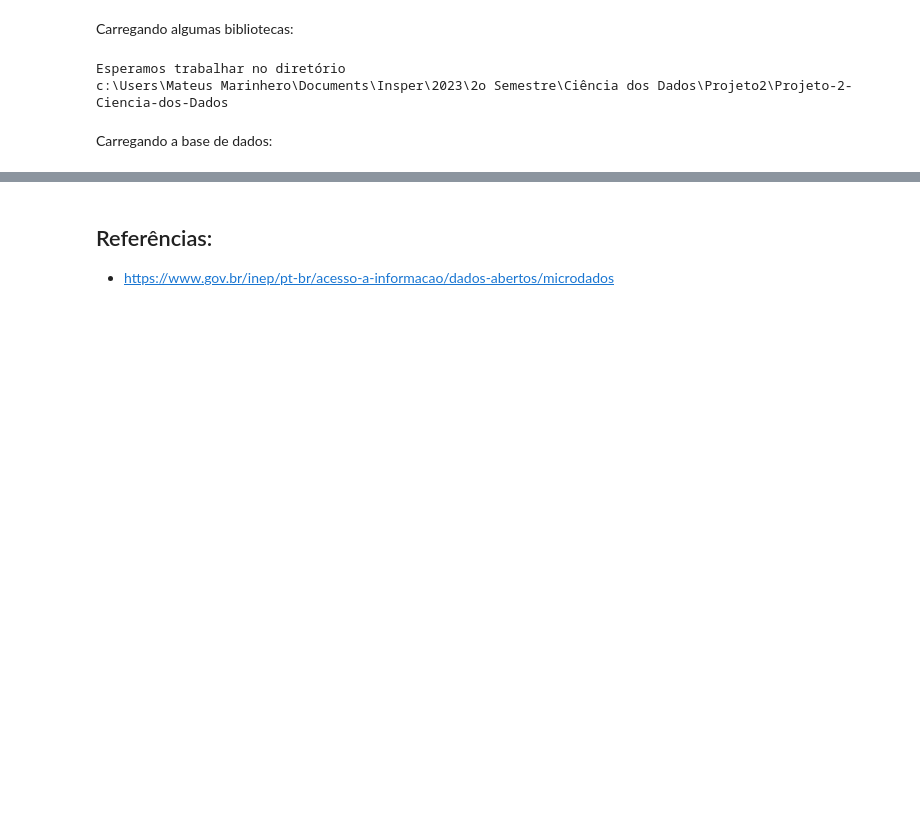
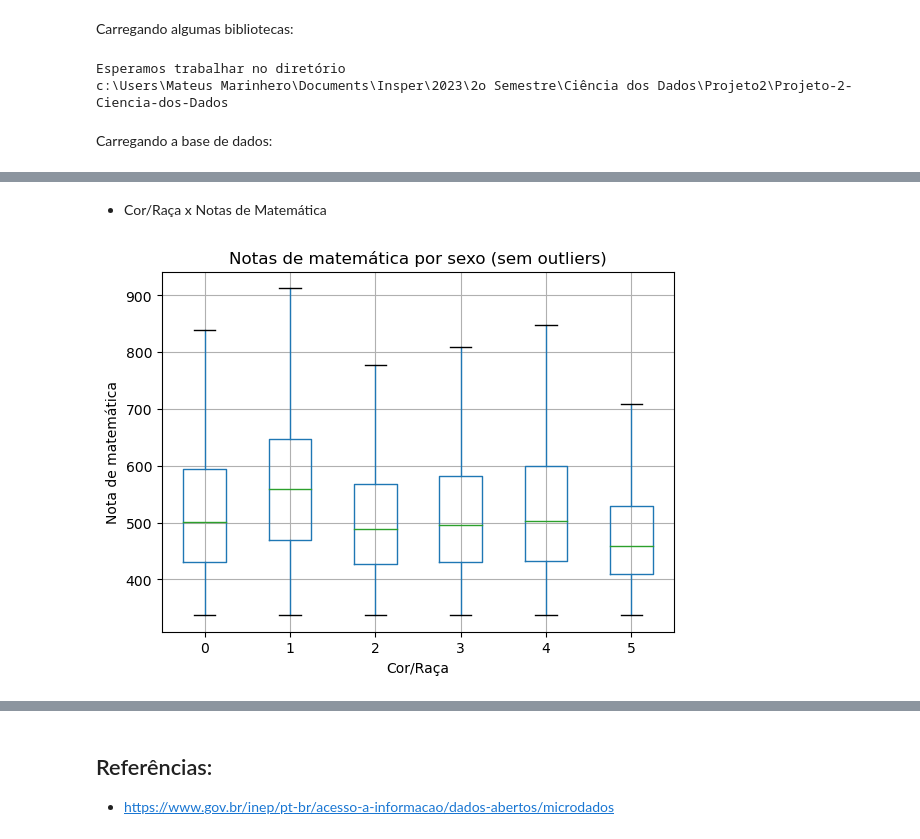
Before and after one commit to MateusMarinheiro18/Projeto-2-Ciencia-dos-Dados, a Jupyter notebook: principal.ipynb, the cells around one changed output, grey strips where cells are left out. Drawn from its saved outputs; the diff is of its cells as text; code cells hidden in the pictures; blank space fills up the shorter version.

```diff
--- a/principal.ipynb
+++ b/principal.ipynb
@@ -163,0 +170,12 @@ dados
+# %% [markdown]
+- Cor/Raça x Notas de Matemática
+# %%
+# Boxplot das notas de matemática por sexo sem outliers
+dados.boxplot(column='NU_NOTA_MT', by='TP_COR_RACA', sym='')
+plt.title('Notas de matemática por sexo (sem outliers)')
+plt.suptitle('')
+plt.xlabel('Cor/Raça')
+plt.ylabel('Nota de matemática')
+plt.show()
+# %% [output]
+[figure, added]
```
Also changed, not shown: parts of 20 cells of this notebook.
